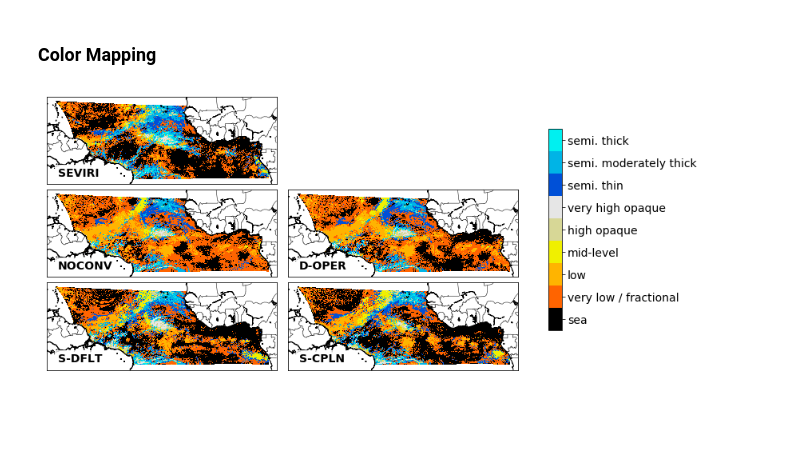
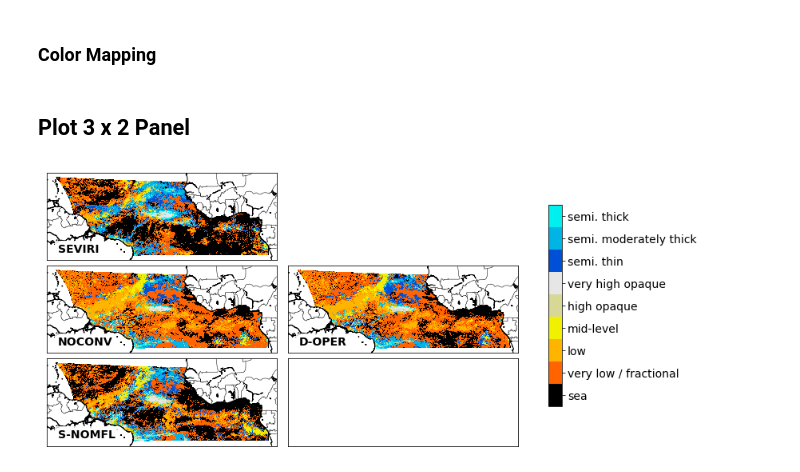
Before and after one commit to fsenf/nbook.stochCu-2020-paper-plots, a Jupyter notebook: 03-Plot_CT_Overview.ipynb, the cells around one changed output. Cells and saved outputs as stored; diff of their text form; code cells hidden in the pictures; blank space fills up the shorter version.

```diff
--- a/03-Plot_CT_Overview.ipynb
+++ b/03-Plot_CT_Overview.ipynb
@@ -62,7 +64,7 @@ for i, fname in enumerate( flist ):
 # %% [markdown]
 ## Input BTs
 # %%
-time = datetime.datetime(2013, 12, 20, 16, 0)
+time = datetime.datetime(2013, 12, 20, 12, 0)
 
 dstack = {}
 
@@ -88,6 +91,9 @@ if version == 'v2019-10-18':
     ilist = [0, 2, 1, 5, 6 ]
 elif version == 'v2020-02-13':
     ilist = [0, 2, 1, 3, 4]
+elif version == 'v2020-06-08':
+#    ilist = [0, 3, 2, 4]
+    ilist = [0, 3, 1, 4]
 
 sorted_fnames = np.array(sorted( dstack ))[ilist]
 # %%
@@ -104,7 +107,14 @@ labels = ['SEVIRI', 'NOCONV', 'D-OPER', 'S-DFLT', 'S-CPLN']
+# %%
+if version == 'v2020-06-08':
+#     labels = ['SEVIRI', 'NOCONV', 'D-NOMFL', 'S-NOMFL']
+    labels = ['SEVIRI', 'NOCONV', 'D-OPER', 'S-NOMFL']
+
+else:
+    labels = ['SEVIRI', 'NOCONV', 'D-OPER', 'S-DFLT', 'S-CPLN']
 # %% [markdown]
 ### Subsampling
 # %%
-if True:
+if False: #True:
     for fname in sorted_fnames:
         dstack[fname] = subsamp2d( dstack[fname], nsub = 4 )
 # %% [markdown]
@@ -162,6 +172,8 @@ def ct_mapping( ct, cindex, ntypes = 20 ):
     ct_mapped = np.ma.masked_where( ct.mask, ct_mapped)
 
     return ct_mapped
+# %% [markdown]
+## Plot 3 x 2 Panel
 # %%
 fig, axs_matrix = pl.subplots( nrows = 3, ncols = 3, figsize = (16, 7), sharex = True, sharey = True )
 axs = axs_matrix[:,:-1].flatten()
@@ -173,7 +185,6 @@ cindex = [2, 6, 8, 10, 12,14, 15, 16, 17,]
 colorlist = ct_colormapping( cindex )
 cmap = pl.matplotlib.colors.ListedColormap( colorlist )
 
-x,y = m( dstack[basename]['lon'], dstack[basename]['lat'])
 
 sorted_fnames = list ( sorted_fnames )
 if not 'empty' in sorted_fnames:
@@ -181,6 +192,10 @@ if not 'empty' in sorted_fnames:
     labs.insert(1, 'empty')
 
 for i, basename in enumerate( sorted_fnames ):
+
+    if i == 0:
+        x,y = m( dstack[basename]['lon'], dstack[basename]['lat'])
+
 
     if basename == 'empty':
         axs[i].axis('off')
@@ -202,31 +217,31 @@ for i, basename in enumerate( sorted_fnames ):
     axs[i].text(4.3e5, 2e5,  labs[i], va = 'bottom', ha = 'left', fontweight = 'bold' , fontsize = 14,
                       bbox = dict(facecolor='white', edgecolor = 'white', alpha=0.8))
 
 #    if i >= 0:
 #        break
 
 
 pl.subplots_adjust( hspace = 0.05, wspace = 0.05, bottom = 0.2)
 
 clabs = [np.arange(200,320,20), np.arange(200,270,10)]
 
 for i in range(3):
     a = axs_matrix[i, -1]
     a.axis('off')
 
 cax = fig.add_axes([0.67, 0.3, 0.015, 0.5])
 #cax.axis('off')
 
 if True:
 
         cbar = pl.colorbar( pcm,  cax, ticks= np.arange(9) + 1.5,)
 
         cbar.ax.set_yticklabels(['sea',
                                  'very low / fractional', 'low', 'mid-level', 'high opaque', 'very high opaque',
                                  'semi. thin', 'semi. moderately thick', 'semi. thick',
                              ], fontsize = 14)
 #nawdex_analysis.plot.nawdex_map.nwcsaf_product_colorbar(pcm, vname = 'CT')
 
 pl.savefig('../pics/overview_CT_%s.jpg' % version, dpi = 300)
 # %% [output]
-[figure, old version]
+[figure, new version]
```
Also changed, not shown: parts of 9 cells of this notebook, 5 other files.
